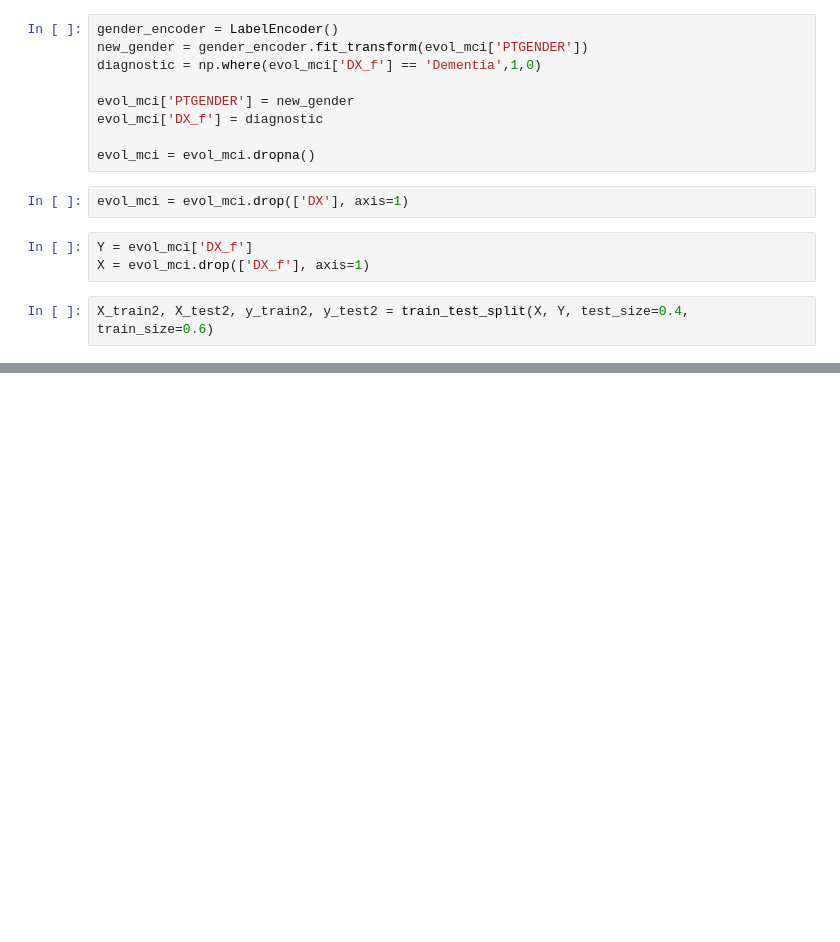
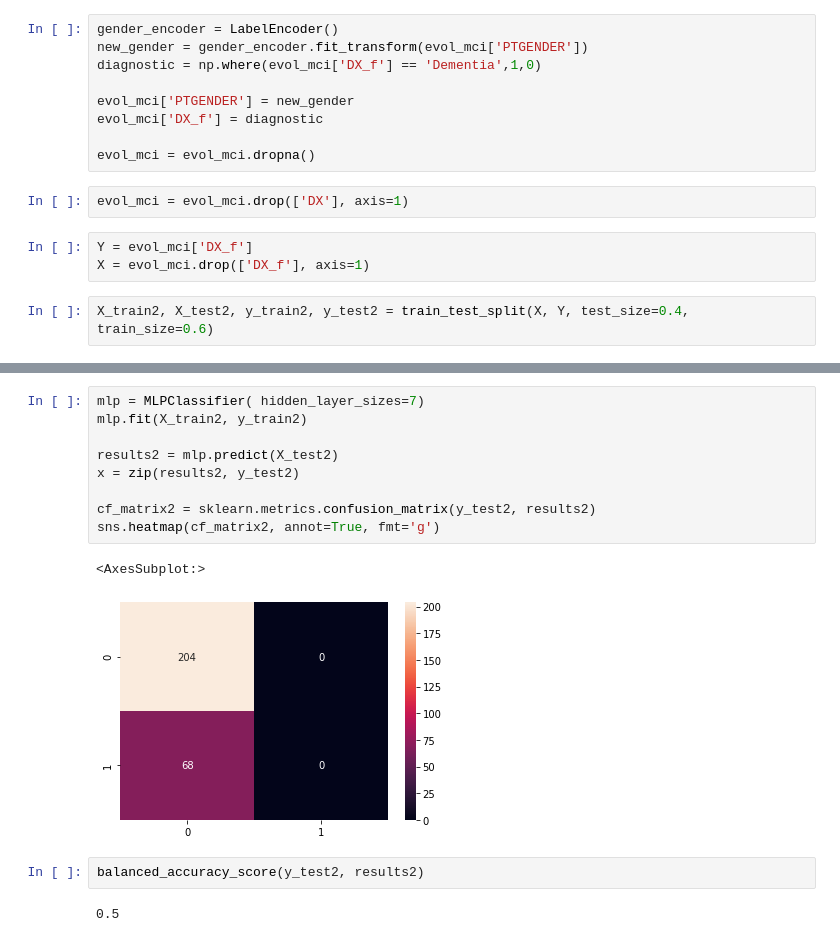
Before and after one commit to V1ncenttt/FYP-Alzheimer-Harmonisation, a Jupyter notebook: src/Classifiers.ipynb, the cells around one changed output, grey strips where cells are left out. Cells and saved outputs as stored; diff of their text form; blank space fills up the shorter version.

```diff
--- a/src/Classifiers.ipynb
+++ b/src/Classifiers.ipynb
@@ -167,0 +193,16 @@ balanced_accuracy_score(y_test2, results2)
+# %%
+mlp = MLPClassifier( hidden_layer_sizes=7)
+mlp.fit(X_train2, y_train2)
+
+results2 = mlp.predict(X_test2)
+x = zip(results2, y_test2)
+
+cf_matrix2 = sklearn.metrics.confusion_matrix(y_test2, results2)
+sns.heatmap(cf_matrix2, annot=True, fmt='g')
+# %% [output]
+<AxesSubplot:>
+[figure, added]
+# %%
+balanced_accuracy_score(y_test2, results2)
+# %% [output]
+0.5
```
Also changed, not shown: parts of 7 cells of this notebook, 1 other file.
